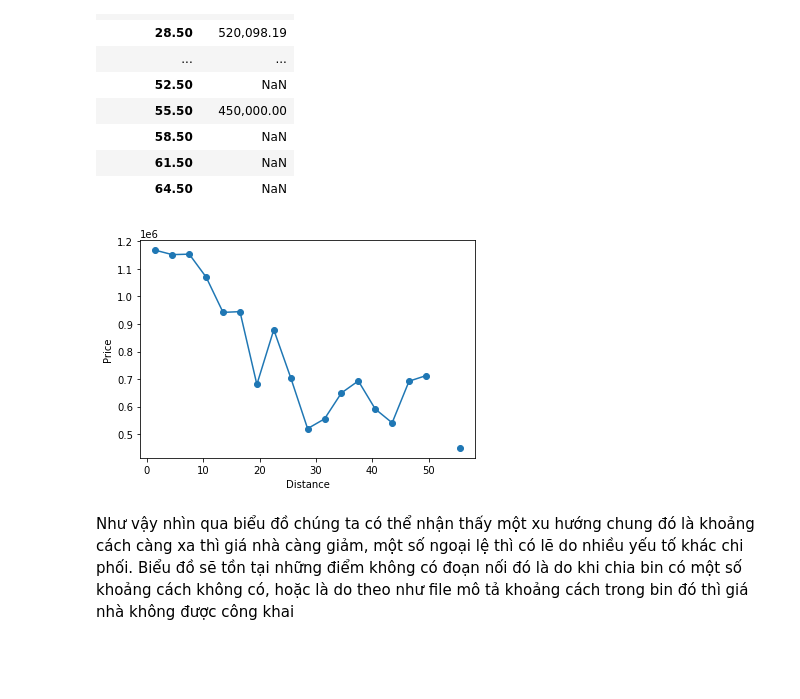
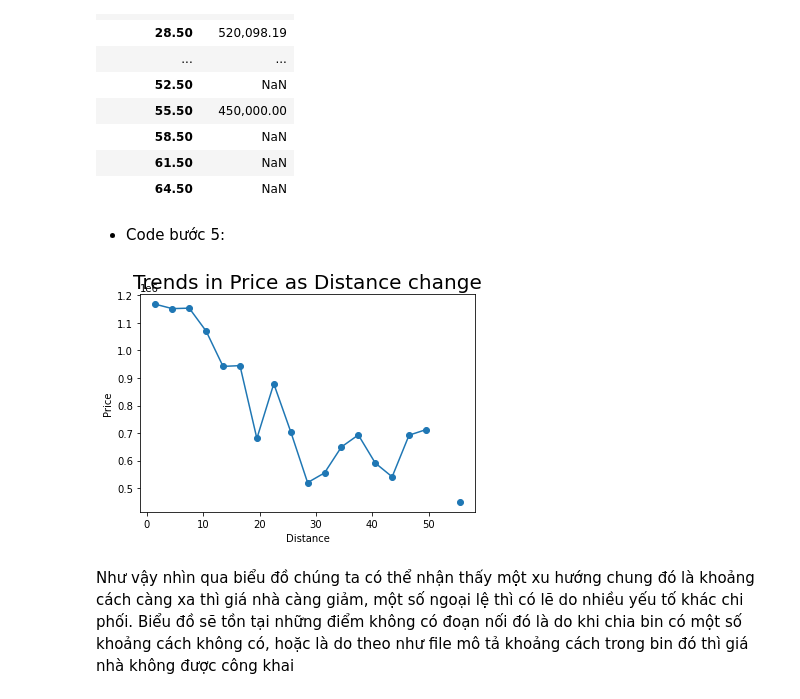
Before and after one commit to phanvoquyen/L-p-tr-nh-cho-Khoa-h-c-D-li-u, a Jupyter notebook: Code/18120509_18120529.ipynb, the cells around one changed output. Saved outputs shown, nothing was run; the diff lists cells and outputs as text; code cells hidden in the pictures; blank space fills up the shorter version.

```diff
--- a/Code/18120509_18120529.ipynb
+++ b/Code/18120509_18120529.ipynb
@@ -393,12 +396,15 @@ tmp
 | 58.50 | NaN |
 | 61.50 | NaN |
 | 64.50 | NaN |
+# %% [markdown]
+- Code bước 5:
 # %%
 plt.plot(tmp, marker='o')
+plt.title('Trends in Price as Distance change', size=20)
 plt.xlabel('Distance')
 plt.ylabel('Price');
 # %% [output]
-[figure, old version]
+[figure, new version]
 # %% [markdown]
 Như vậy nhìn qua biểu đồ chúng ta có thể nhận thấy một xu hướng chung đó là khoảng cách càng xa thì giá nhà càng giảm, một số ngoại lệ thì có lẽ do nhiều yếu tố khác chi phối. Biểu đồ sẽ tồn tại những điểm không có đoạn nối đó là do khi chia bin có một số khoảng cách không có, hoặc là do theo như file mô tả khoảng cách trong bin đó thì giá nhà không được công khai
 # %% [markdown]
```
Also changed, not shown: parts of 20 cells of this notebook, 1 other file.
